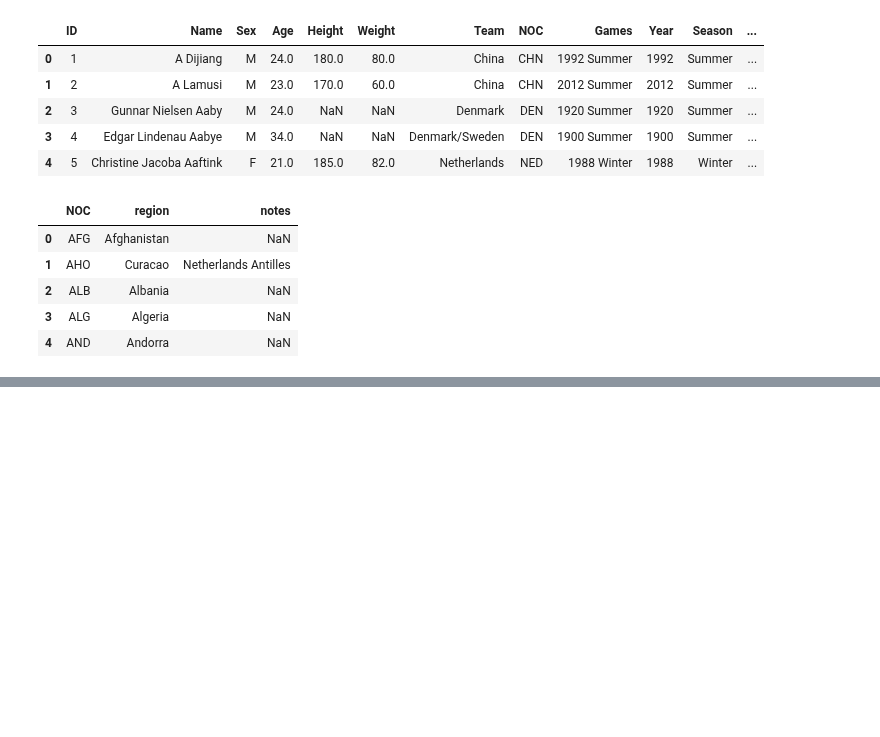
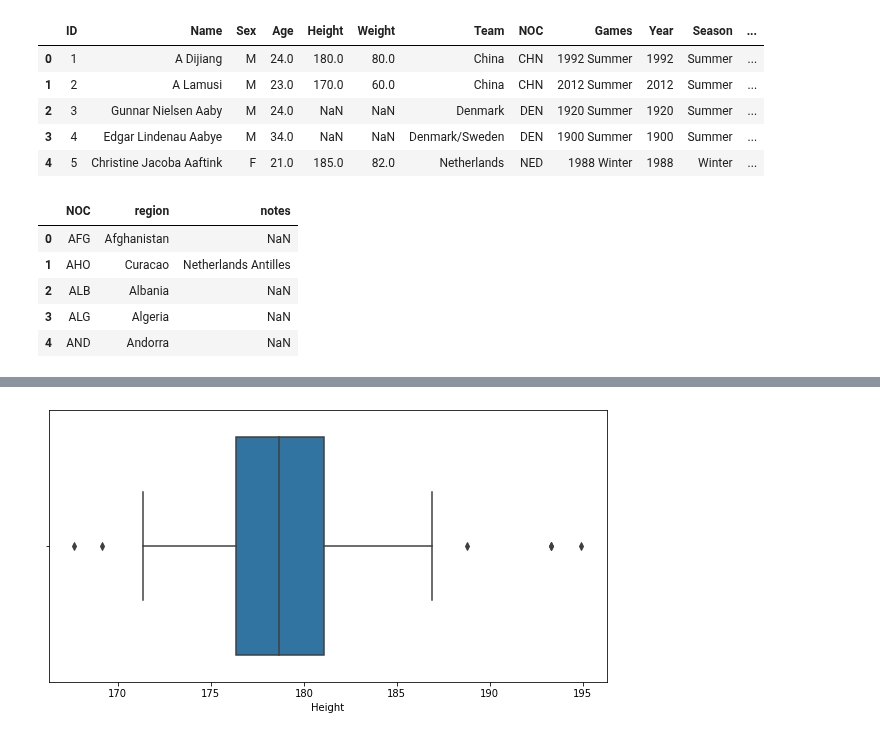
Before and after one commit to Nourankh20/Data-Visualization, a Jupyter notebook: Visualization.ipynb, the cells around one changed output, grey strips where cells are left out. Saved outputs shown, nothing was run; the diff lists cells and outputs as text; code cells hidden in the pictures; blank space fills up the shorter version.

```diff
--- a/Visualization.ipynb
+++ b/Visualization.ipynb
@@ -46,0 +119,4 @@ df = pd.merge(athlete_events_df,noc_regions,left_on='NOC',right_on='NOC')
+# %%
+ay = sns.boxplot(x=dropped_null_values_height_males)
+# %% [output]
+[figure, added]
```
Also changed, not shown: parts of 34 cells of this notebook.
